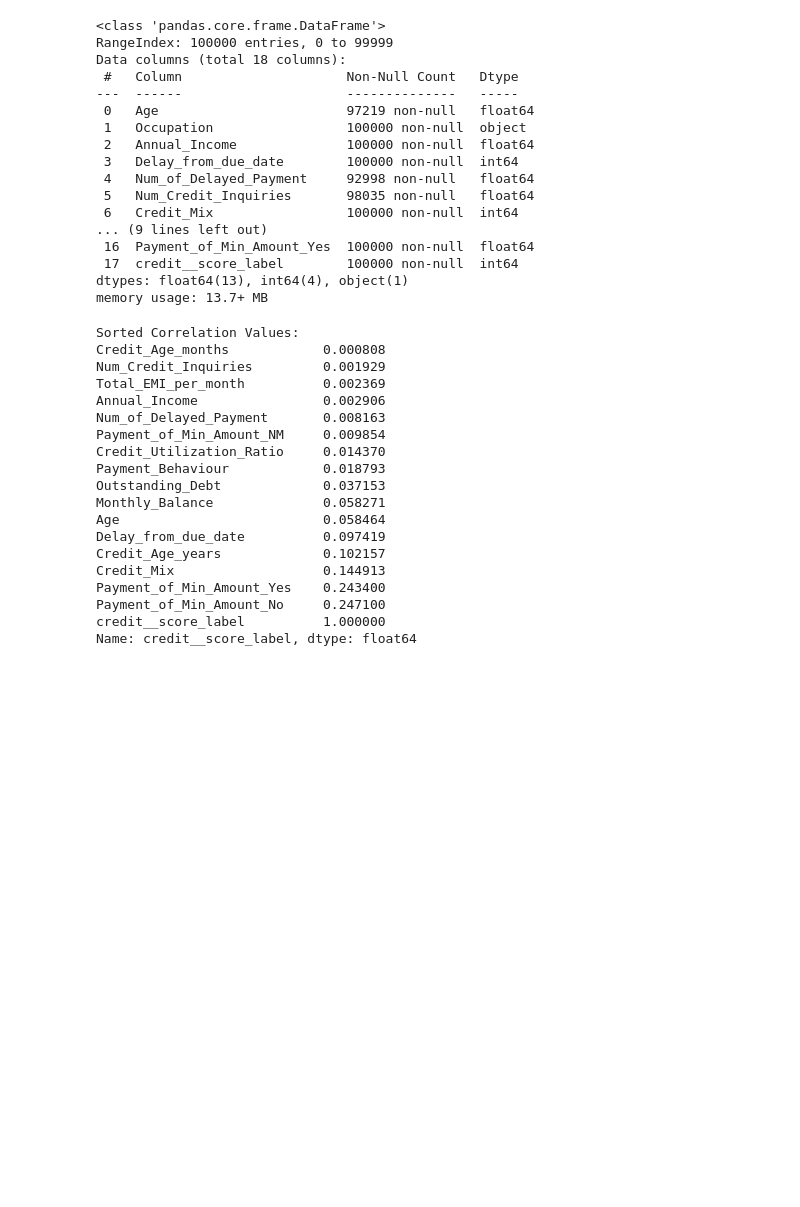
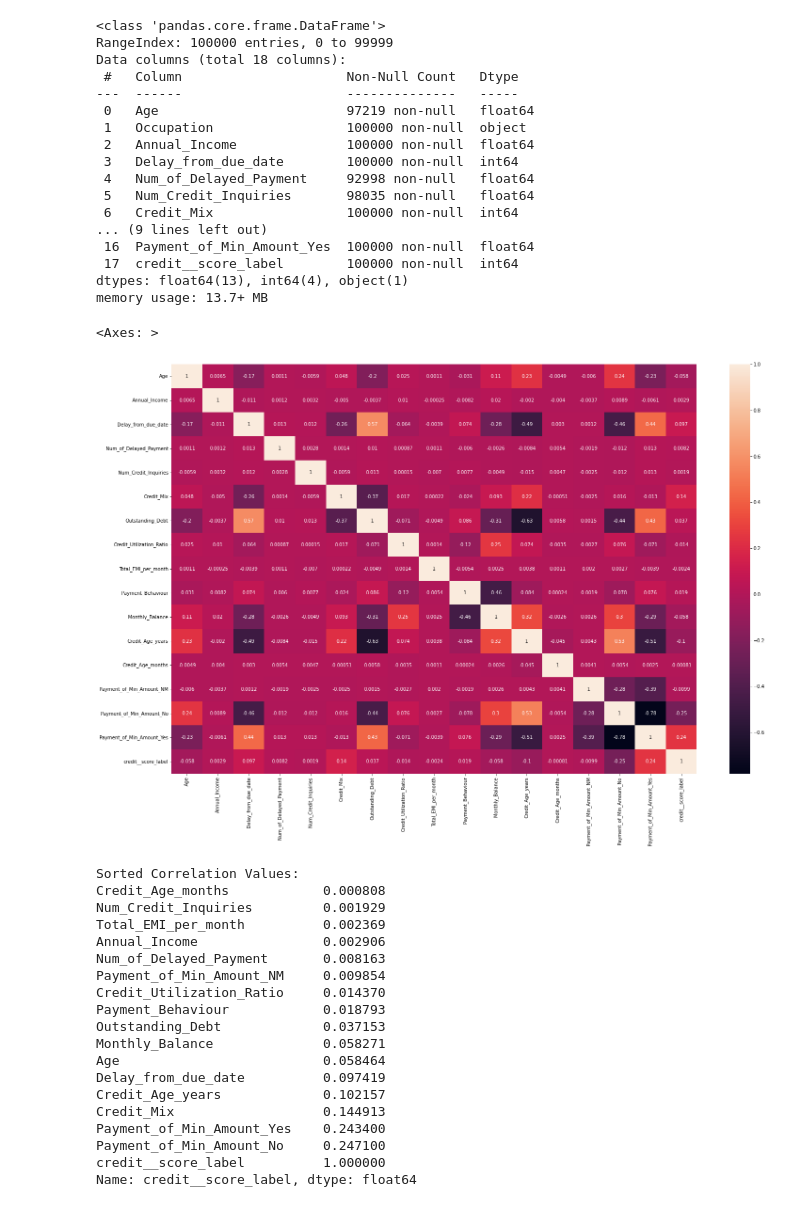
Before and after one commit to 80396-B2/Credit_Score_Prediction, a Jupyter notebook: main.ipynb, the cells around one changed output. Drawn from its saved outputs; the diff is of its cells as text; code cells hidden in the pictures; blank space fills up the shorter version.

```diff
--- a/main.ipynb
+++ b/main.ipynb
@@ -991,8 +996,11 @@ Data columns (total 18 columns):
 dtypes: float64(13), int64(4), object(1)
 memory usage: 13.7+ MB
 # %%
-# plt.figure(figsize=(25,16))
-# sns.heatmap(combined_df.corr(),annot=True)
+plt.figure(figsize=(25,16))
+sns.heatmap(combined_df.corr(),annot=True)
+# %% [output]
+<Axes: >
+[figure, added]
 # %%
 # print(combined_df.columns,sorted(combined_df.corr()["credit__score_label"]))
 # %%
```
Also changed, not shown: parts of 10 cells of this notebook.
